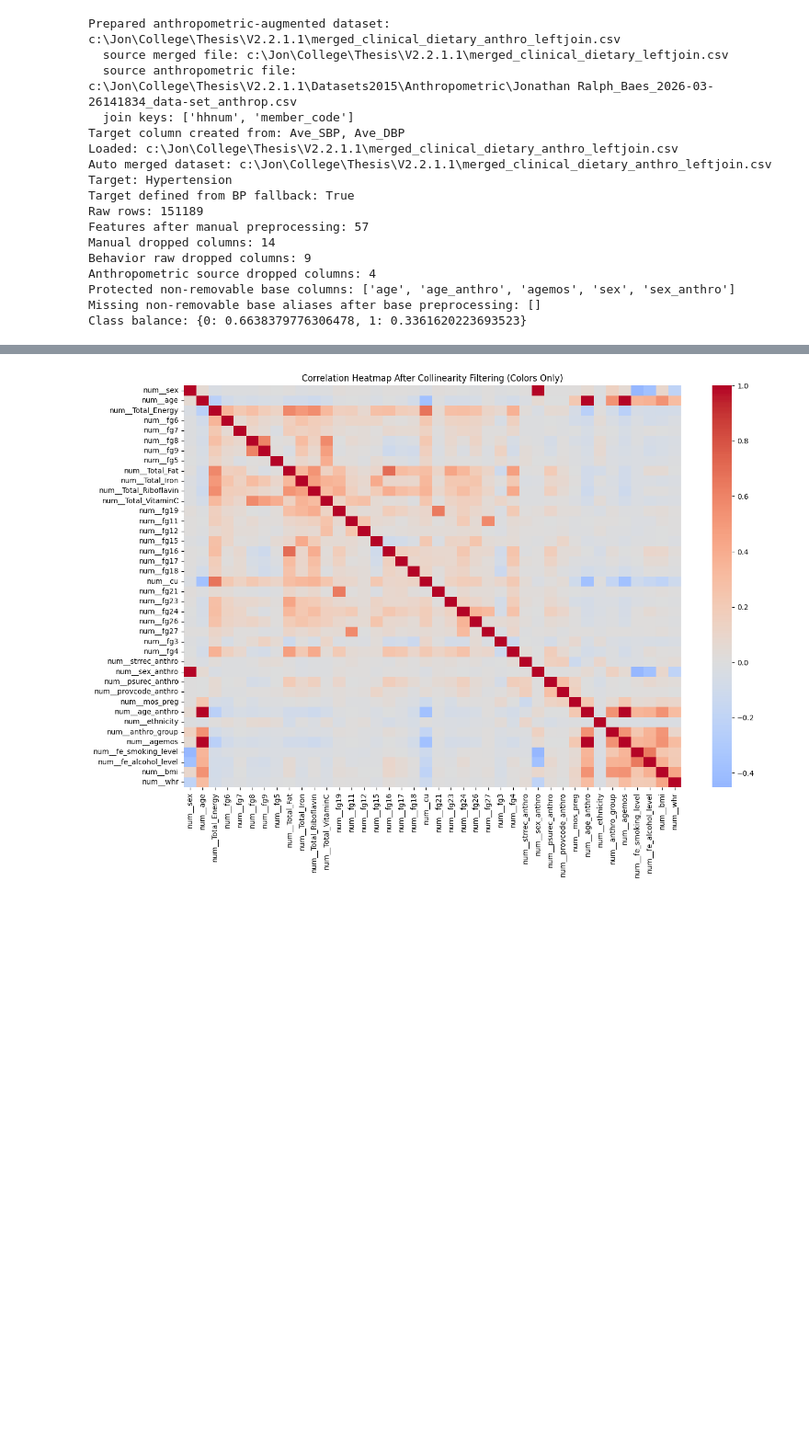
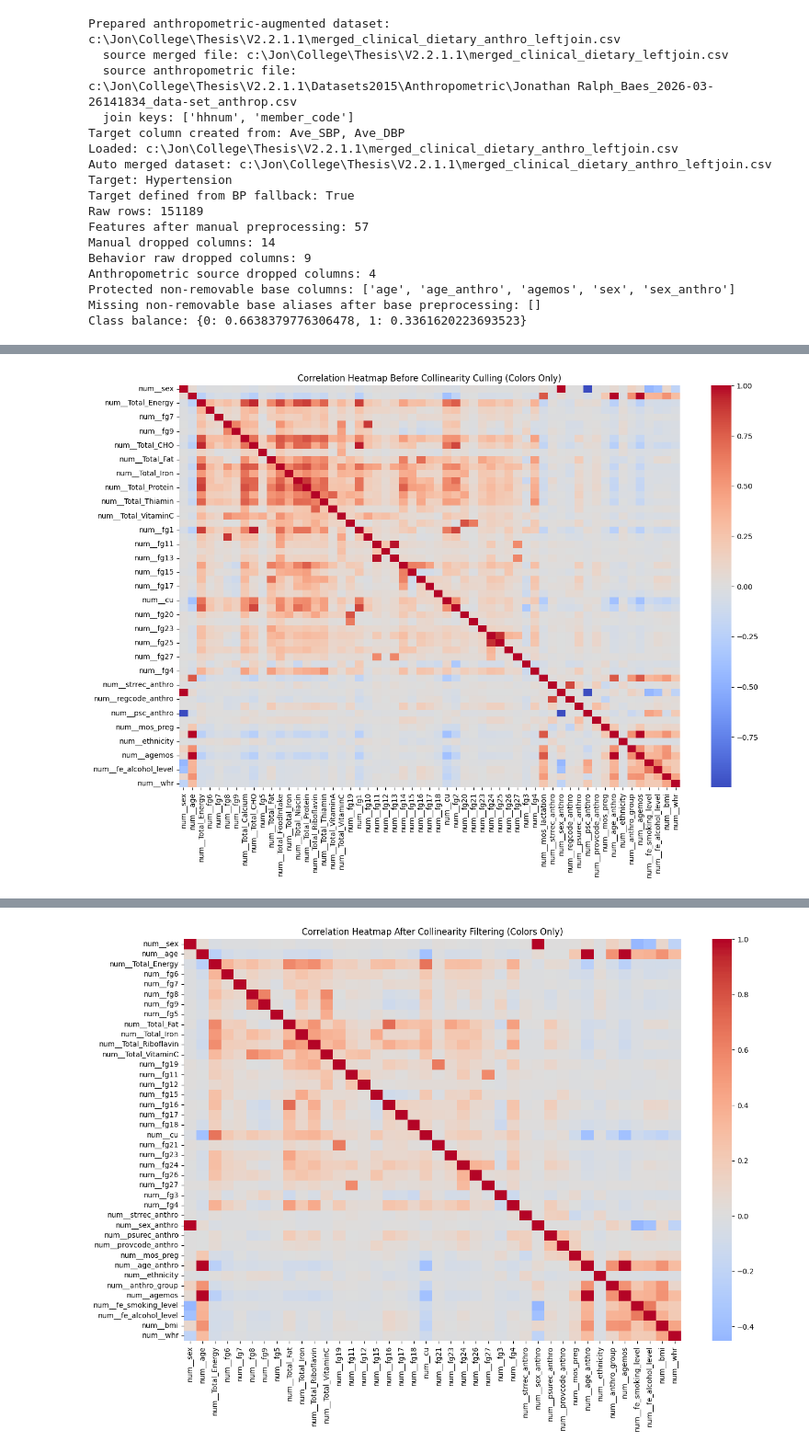
Before and after one commit to Jrbaes/Thesis-part-2, a Jupyter notebook: Main_2015_GPU_RF_XGB_CAT_RIGOROUS_OPT_exp2.ipynb, the cells around one changed output, grey strips where cells are left out. Shown at 92% size. Saved outputs shown, nothing was run; the diff lists cells and outputs as text; code cells hidden in the pictures; blank space fills up the shorter version.

```diff
--- a/Main_2015_GPU_RF_XGB_CAT_RIGOROUS_OPT_exp2.ipynb
+++ b/Main_2015_GPU_RF_XGB_CAT_RIGOROUS_OPT_exp2.ipynb
@@ -616,13 +725,71 @@ X_train_proc = pd.DataFrame(X_train_proc, columns=feature_names, index=X_train.i
 X_valid_proc = pd.DataFrame(X_valid_proc, columns=feature_names, index=X_valid.index)
 X_test_proc = pd.DataFrame(X_test_proc, columns=feature_names, index=X_test.index)
 
+# Ensure EDA folders exist even if the standalone EDA cell was skipped.
+if 'EDA_DIR' not in globals():
+    EDA_DIR = ARTIFACT_DIR / 'eda'
+    EDA_IMG_DIR = EDA_DIR / 'images'
+    EDA_TABLE_DIR = EDA_DIR / 'tables'
+for p in [EDA_DIR, EDA_IMG_DIR, EDA_TABLE_DIR]:
+    p.mkdir(parents=True, exist_ok=True)
+
+def high_collinearity_pairs(corr_df: pd.DataFrame, cutoff: float = 0.70) -> pd.DataFrame:
+    abs_corr = corr_df.abs()
+    upper = abs_corr.where(np.triu(np.ones(abs_corr.shape), k=1).astype(bool))
+    pairs = []
+    for c in upper.columns:
+        rows = upper.index[upper[c] > cutoff].tolist()
+        for r in rows:
+            pairs.append(
+                {
+                    'feature_1': r,
+                    'feature_2': c,
+                    'corr': float(corr_df.loc[r, c]),
+                    'abs_corr': float(abs_corr.loc[r, c]),
+                }
+            )
+    if not pairs:
+        return pd.DataFrame(columns=['feature_1', 'feature_2', 'corr', 'abs_corr'])
+    return pd.DataFrame(pairs).sort_values('abs_corr', ascending=False).reset_index(drop=True)
+
+# Heatmap BEFORE collinearity culling (colors only).
+corr_pre_cull = X_train_proc.corr(numeric_only=True)
+if corr_pre_cull.shape[1] > 1:
+    plt.figure(figsize=(14, 10))
+    sns.heatmap(corr_pre_cull, cmap='coolwarm', center=0, annot=False, cbar=True)
+    plt.title('Correlation Heatmap Before Collinearity Culling (Colors Only)')
+    plt.tight_layout()
+    pre_heatmap_path = EDA_IMG_DIR / 'heatmap_before_collinearity_culling.png'
+    plt.savefig(pre_heatmap_path, dpi=300, bbox_inches='tight')
+    plt.show()
+    print(f'Saved pre-culling heatmap: {pre_heatmap_path}')
+else:
+    print('Not enough processed features to plot pre-culling heatmap.')
+
+high_corr_pre_df = high_collinearity_pairs(corr_pre_cull, cutoff=COLLINEARITY_CUTOFF)
+high_corr_pre_path = EDA_TABLE_DIR / f'collinearity_pairs_before_culling_gt_{COLLINEARITY_CUTOFF:.2f}.csv'
+high_corr_pre_df.to_csv(high_corr_pre_path, index=False)
+print(f'Saved pre-culling high-collinearity table: {high_corr_pre_path}')
+print(f'Pre-culling |corr| > {COLLINEARITY_CUTOFF:.2f} pair count: {len(high_corr_pre_df)}')
+if not high_corr_pre_df.empty:
+    print(high_corr_pre_df.head(30).to_string(index=False))
+
+# Protect only canonical age/sex features (not every alias like age_anthro/agemos/sex_anthro).
 NON_REMOVABLE_PROCESSED_ALIASES = ['age', 'sex']
-non_removable_processed_cols = []
-for c in X_train_proc.columns:
-    c_lc = c.lower()
-    if any(alias in c_lc for alias in NON_REMOVABLE_PROCESSED_ALIASES):
-        non_removable_processed_cols.append(c)
-non_removable_processed_cols = sorted(set(non_removable_processed_cols))
+canonical_non_removable_processed_cols = [
+    c for c in ['num__age', 'num__sex'] if c in X_train_proc.columns
+]
+
+# Fallback only if canonical names are absent.
+if not canonical_non_removable_processed_cols:
+    non_removable_processed_cols = []
+    for c in X_train_proc.columns:
+        c_lc = c.lower()
+        if any(alias in c_lc for alias in NON_REMOVABLE_PROCESSED_ALIASES):
+            non_removable_processed_cols.append(c)
+    non_removable_processed_cols = sorted(set(non_removable_processed_cols))
+else:
+    non_removable_processed_cols = sorted(set(canonical_non_removable_processed_cols))
 
 protected_cols = sorted(set([c for c in ['num__bmi', 'num__whr'] if c in X_train_proc.columns] + non_removable_processed_cols))
 
@@ -641,34 +808,35 @@ def collinearity_filter(df_in, cutoff=0.70, protected=None):
 
 keep_cols, dropped_cols = collinearity_filter(
     X_train_proc, cutoff=COLLINEARITY_CUTOFF, protected=protected_cols
 )
 
 missing_non_removable_after_filter = [c for c in non_removable_processed_cols if c not in keep_cols]
 if missing_non_removable_after_filter:
     keep_cols = keep_cols + missing_non_removable_after_filter
     dropped_cols = [c for c in dropped_cols if c not in set(missing_non_removable_after_filter)]
     RETRAIN_REQUIRED_NON_REMOVABLE = True
 
 X_train_final = X_train_proc[keep_cols].copy()
 X_valid_final = X_valid_proc[keep_cols].copy()
 X_test_final = X_test_proc[keep_cols].copy()
 
 missing_non_removable_final = []
-for alias in NON_REMOVABLE_PROCESSED_ALIASES:
-    if not any(alias in c.lower() for c in X_train_final.columns):
-        missing_non_removable_final.append(alias)
+for c in non_removable_processed_cols:
+    if c not in X_train_final.columns:
+        missing_non_removable_final.append(c)
 
 if missing_non_removable_final:
     RETRAIN_REQUIRED_NON_REMOVABLE = True
     raise ValueError(
-        f'Non-removable feature aliases missing from final matrix: {missing_non_removable_final}. '
+        f'Non-removable processed features missing from final matrix: {missing_non_removable_final}. '
         'Please verify source columns for age/sex are present before training.'
     )
 
 print('Train/Valid/Test shapes:', X_train_final.shape, X_valid_final.shape, X_test_final.shape)
 print('Protected cols:', protected_cols)
 print('Non-removable processed cols:', non_removable_processed_cols)
 print('Missing non-removable after collinearity filter (recovered):', missing_non_removable_after_filter)
 print(f'Collinearity dropped: {len(dropped_cols)}')
 print('Retrain required due to non-removable check:', RETRAIN_REQUIRED_NON_REMOVABLE)
 # %% [output]
+[figure, added]
```
Also changed, not shown: parts of 5 cells of this notebook, 5 other files.
